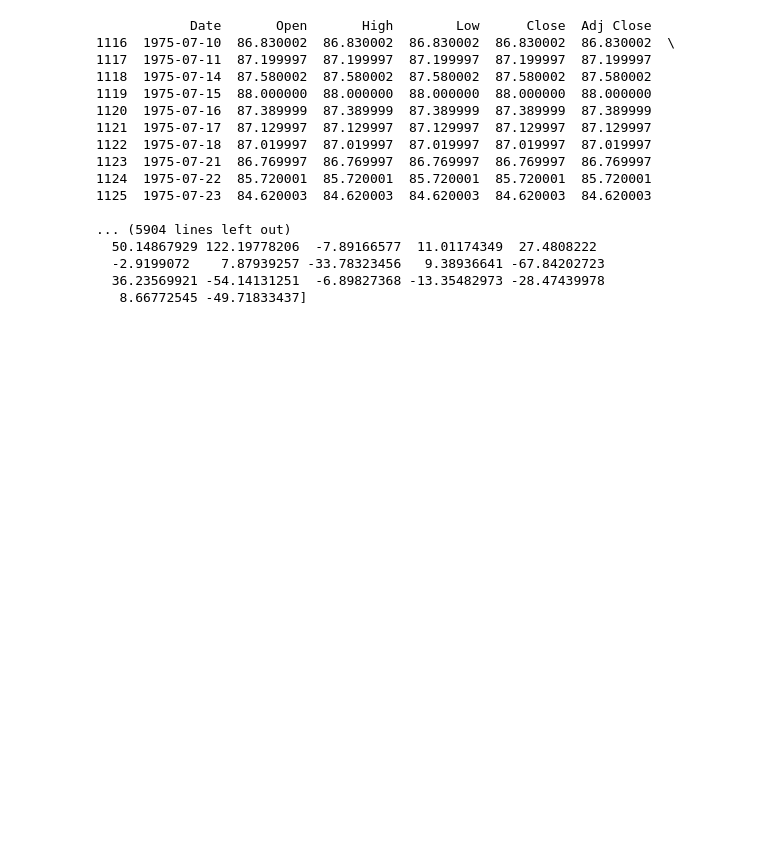
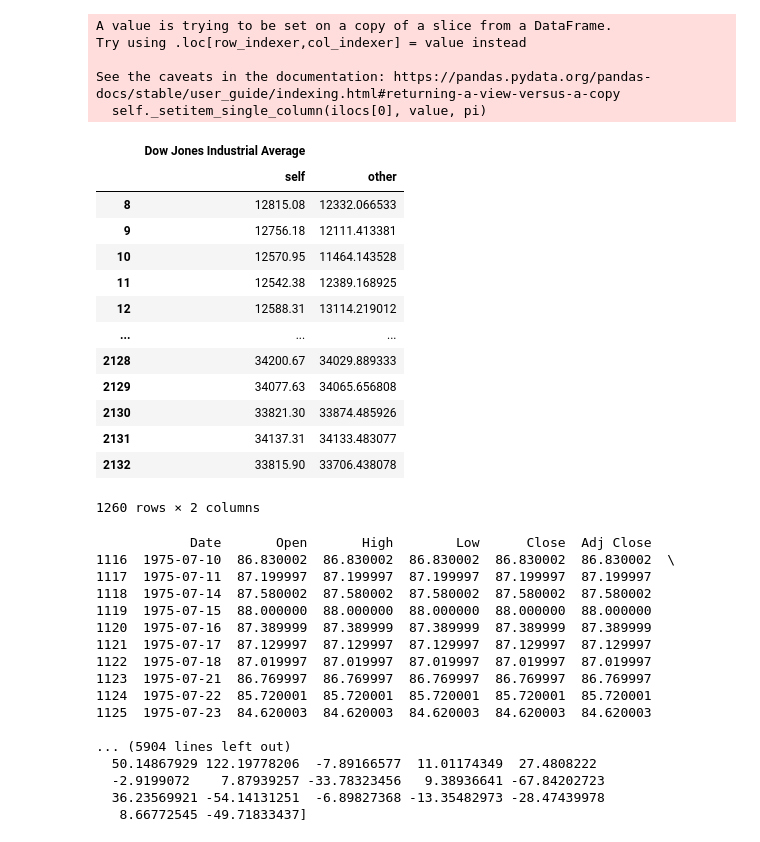
Before and after one commit to vedajammula/L3Harris-Senior-Capstone, a Jupyter notebook: LSTM_model/Data_Manipulations/wrong_data_csv_gen.ipynb, the cells around one changed output. Saved outputs shown, nothing was run; the diff lists cells and outputs as text; code cells hidden in the pictures; blank space fills up the shorter version.

```diff
--- a/LSTM_model/Data_Manipulations/wrong_data_csv_gen.ipynb
+++ b/LSTM_model/Data_Manipulations/wrong_data_csv_gen.ipynb
@@ -9,37 +9,57 @@ import copy
 # dir_path = os.path.dirname(os.path.realpath(__file__))
 # print(dir_path)
 # cwd = os.getcwd()
 # print(cwd)
 
 dj_df = pd.read_csv("../../stock_data/djia_2012.csv")
 # nas_df = pd.read_csv("stock_data/nasdaq_all.csv")
 # rus_df = pd.read_csv("stock_data/russel2000_all.csv")
 
 # Grab up to 10 random intervals of (randomly generated) n lines. Using Gaussian noise to make data in intervals progressively get worse.
 def gen_wrong(sample):
     df = pd.read_csv(sample) #get data col - can use iloc[:,0] to get Date col if needed
     df_copy = df.copy() #make copy of dataframe to apply change
     avg_length_crash = 342 #average length of stock market crash
-    n = random.randint(5, 10) #num intervals
-    noise_levels = [10, 20, 30, 40, 50] #for noise
+    n = random.randint(10, 20) #num intervals
+    noise_levels = [100, 200, 300, 400, 500] #for noise
     for i in range(n):
         num_rows = random.randint(1, avg_length_crash) #generate random number of rows for interval
         start_idx = random.randint(0, len(df) - num_rows) #start idx for intervall
         end_idx = start_idx + num_rows #last idx for interval
         interval = df_copy.iloc[start_idx:end_idx] #create interval
         for j in range(len(noise_levels)): #apply noise to copy of df
             noise = np.random.normal(0, noise_levels[j], num_rows) #generate random amt of noise
             interval.iloc[:, 1] += noise #add noise
             df_copy.iloc[start_idx:end_idx] = interval #add interval to df copy
     return df_copy
 
 #testing
-new_djdata = gen_wrong("../../stock_data/djia_2012.csv")
+new_djdata = gen_wrong('new_djdata2.csv')
+new_djdata.to_csv('new_djdatafinal.csv', encoding= 'utf-8', index=False)
 dj_df.compare(new_djdata)
-new_djdata.to_csv('new_djdata.csv', encoding= 'utf-8', index=False)
 
 # print(df.columns)
 # print(df_copy.columns)
+# %% [output]
+A value is trying to be set on a copy of a slice from a DataFrame.
+Try using .loc[row_indexer,col_indexer] = value instead
+
+See the caveats in the documentation: https://pandas.pydata.org/pandas-docs/stable/user_guide/indexing.html#returning-a-view-versus-a-copy
+  self._setitem_single_column(ilocs[0], value, pi)
+|  | Dow Jones Industrial Average |  |
+|  | self | other |
+| 8 | 12815.08 | 12332.066533 |
+| 9 | 12756.18 | 12111.413381 |
+| 10 | 12570.95 | 11464.143528 |
+| 11 | 12542.38 | 12389.168925 |
+| 12 | 12588.31 | 13114.219012 |
+| ... | ... | ... |
+| 2128 | 34200.67 | 34029.889333 |
+| 2129 | 34077.63 | 34065.656808 |
+| 2130 | 33821.30 | 33874.485926 |
+| 2131 | 34137.31 | 34133.483077 |
+| 2132 | 33815.90 | 33706.438078 |
+1260 rows × 2 columns
 # %%
 import random
 import numpy as np
```
Also changed, not shown: parts of 1 cell of this notebook, 5 other files.
